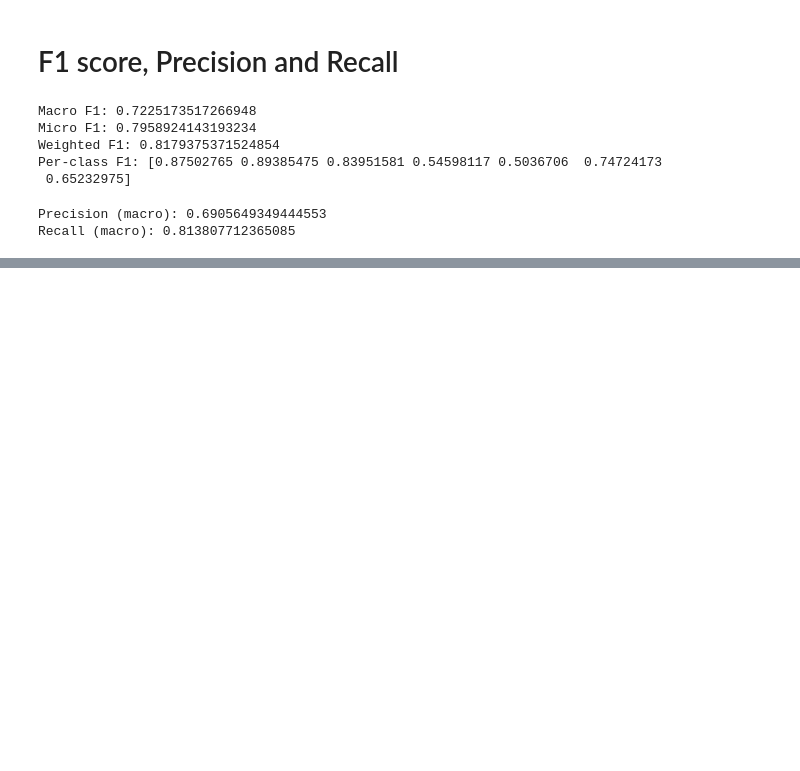
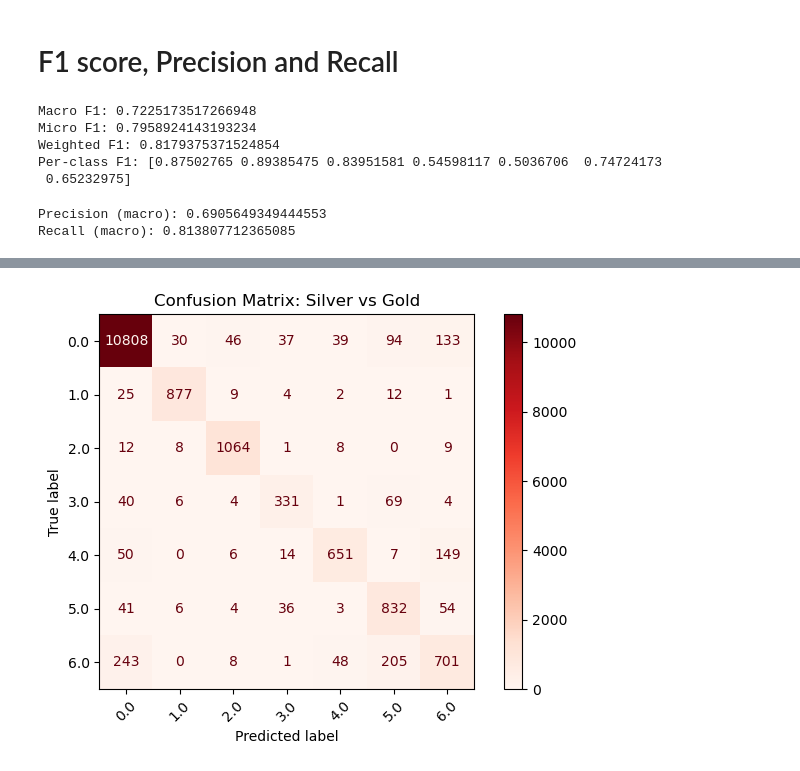
Before and after one commit to 4Lili4/NLP_2025_grp_Amina-Lilja-Miko-Zosia, a Jupyter notebook: Manual_annotations/deeper_analysis.ipynb, the cells around one changed output, grey strips where cells are left out. Cells and saved outputs as stored; diff of their text form; code cells hidden in the pictures; blank space fills up the shorter version.

```diff
--- a/Manual_annotations/deeper_analysis.ipynb
+++ b/Manual_annotations/deeper_analysis.ipynb
@@ -261,0 +368,35 @@ Recall (macro): 0.813807712365085
+# %%
+# Assumes labels1 = gold, labels2 = silver
+df = pd.read_csv("results.csv", sep=";")  # Or your working version
+
+# Missed ORG
+missed_org = df[(df['labels1'] == 'ORG') & (df['labels2'] != 'ORG')]
+
+# Hallucinated ORG (predicted ORG where it shouldn't be)
+hallucinated_org = df[(df['labels1'] != 'ORG') & (df['labels2'] == 'ORG')]
+
+# Misclassified ORG (could be either direction)
+misclassified_org = df[(df['labels1'] == 'ORG') & (df['labels2'] != 'ORG')]
+# %%
+# Drop rows with missing labels
+df_clean = df.dropna(subset=['labels1', 'labels2'])
+
+# Extract gold and silver labels
+y_true = df_clean['labels1']
+y_pred = df_clean['labels2']
+
+# Get consistent set of labels
+labels = sorted(set(y_true) | set(y_pred))
+
+# Now safely compute and display the confusion matrix
+from sklearn.metrics import confusion_matrix, ConfusionMatrixDisplay
+import matplotlib.pyplot as plt
+
+cm = confusion_matrix(y_true, y_pred, labels=labels)
+disp = ConfusionMatrixDisplay(confusion_matrix=cm, display_labels=labels)
+disp.plot(xticks_rotation=45, cmap='Reds')
+plt.title("Confusion Matrix: Silver vs Gold")
+plt.tight_layout()
+plt.show()
+# %% [output]
+[figure, added]
```
Also changed, not shown: parts of 8 cells of this notebook.
